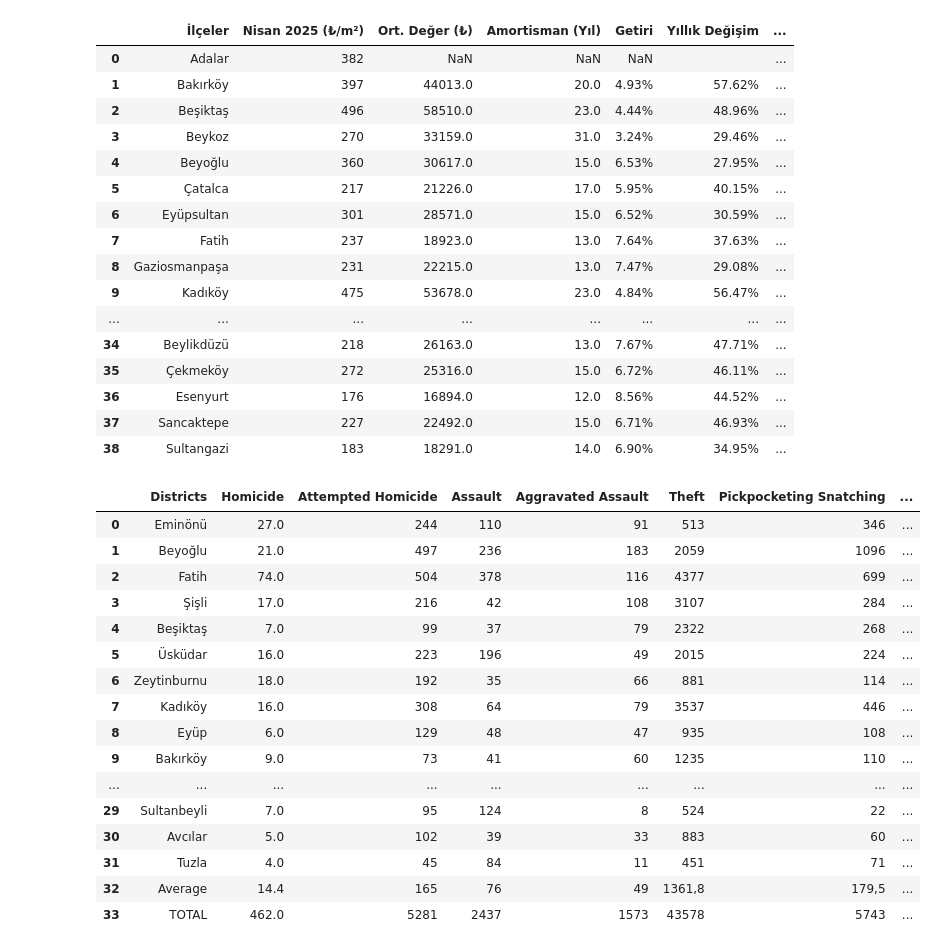
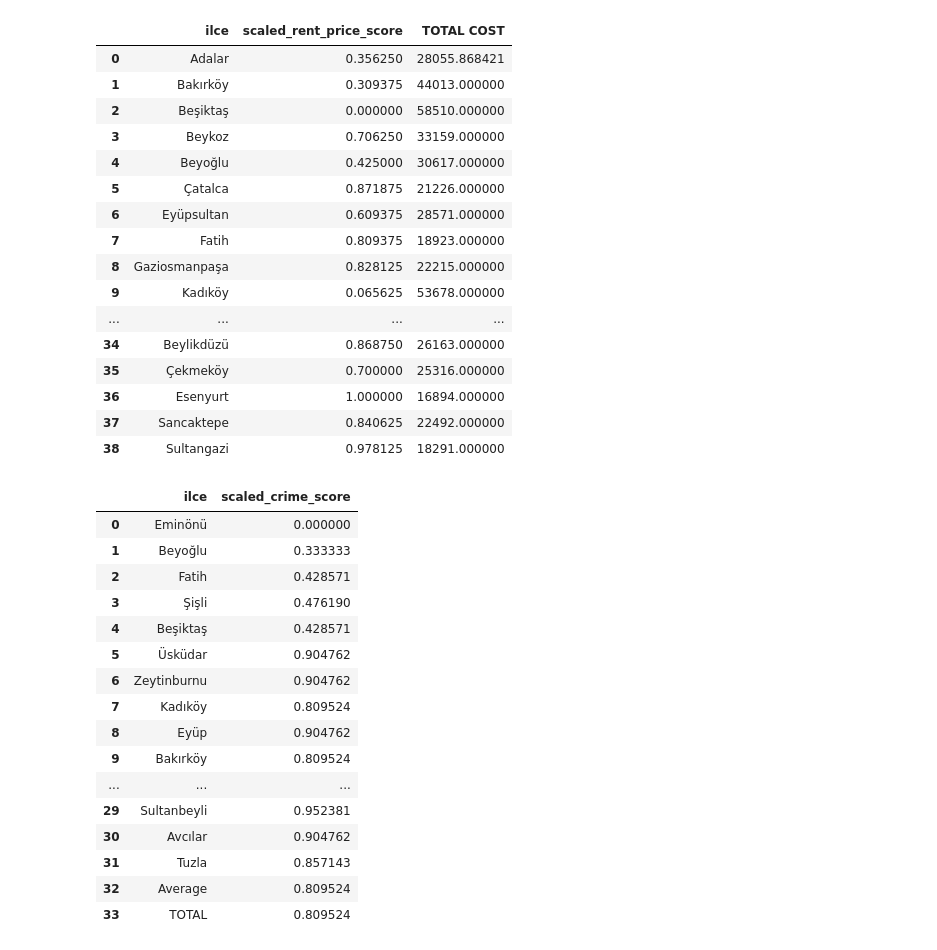
Before and after one commit to efkirmizi/Optimization_Project, a Jupyter notebook: main.ipynb, the cells around one changed output. Saved outputs shown, nothing was run; the diff lists cells and outputs as text; code cells hidden in the pictures.

```diff
--- a/main.ipynb
+++ b/main.ipynb
@@ -79,52 +80,58 @@ rent_price_scaler = MinMaxScaler_Cost(rent_price_df['Nisan 2025 (₺/m²)'])
 
 scaled_rent_price = rent_price_scaler.scale(rent_price_df['Nisan 2025 (₺/m²)'])
 rent_price_df['scaled_rent_price_score'] = scaled_rent_price
+rent_price_df = rent_price_df[['İlçeler', 'scaled_rent_price_score', 'Ort. Değer (₺)']]
+rent_price_df['Ort. Değer (₺)'] = rent_price_df['Ort. Değer (₺)'].fillna(rent_price_df['Ort. Değer (₺)'].mean(axis=0))
+rent_price_df = rent_price_df.rename(columns={'Ort. Değer (₺)': 'TOTAL COST'})
+rent_price_df = rent_price_df.rename(columns={'İlçeler': 'ilce'})
 rent_price_df
 # %% [output]
-|  | İlçeler | Nisan 2025 (₺/m²) | Ort. Değer (₺) | Amortisman (Yıl) | Getiri | Yıllık Değişim | ... |
-| 0 | Adalar | 382 | NaN | NaN | NaN |  | ... |
-| 1 | Bakırköy | 397 | 44013.0 | 20.0 | 4.93% | 57.62% | ... |
-| 2 | Beşiktaş | 496 | 58510.0 | 23.0 | 4.44% | 48.96% | ... |
-| 3 | Beykoz | 270 | 33159.0 | 31.0 | 3.24% | 29.46% | ... |
-| 4 | Beyoğlu | 360 | 30617.0 | 15.0 | 6.53% | 27.95% | ... |
-| 5 | Çatalca | 217 | 21226.0 | 17.0 | 5.95% | 40.15% | ... |
-| 6 | Eyüpsultan | 301 | 28571.0 | 15.0 | 6.52% | 30.59% | ... |
-| 7 | Fatih | 237 | 18923.0 | 13.0 | 7.64% | 37.63% | ... |
-| 8 | Gaziosmanpaşa | 231 | 22215.0 | 13.0 | 7.47% | 29.08% | ... |
-| 9 | Kadıköy | 475 | 53678.0 | 23.0 | 4.84% | 56.47% | ... |
-| ... | ... | ... | ... | ... | ... | ... | ... |
-| 34 | Beylikdüzü | 218 | 26163.0 | 13.0 | 7.67% | 47.71% | ... |
-| 35 | Çekmeköy | 272 | 25316.0 | 15.0 | 6.72% | 46.11% | ... |
-| 36 | Esenyurt | 176 | 16894.0 | 12.0 | 8.56% | 44.52% | ... |
-| 37 | Sancaktepe | 227 | 22492.0 | 15.0 | 6.71% | 46.93% | ... |
-| 38 | Sultangazi | 183 | 18291.0 | 14.0 | 6.90% | 34.95% | ... |
+|  | ilce | scaled_rent_price_score | TOTAL COST |
+| 0 | Adalar | 0.356250 | 28055.868421 |
+| 1 | Bakırköy | 0.309375 | 44013.000000 |
+| 2 | Beşiktaş | 0.000000 | 58510.000000 |
+| 3 | Beykoz | 0.706250 | 33159.000000 |
+| 4 | Beyoğlu | 0.425000 | 30617.000000 |
+| 5 | Çatalca | 0.871875 | 21226.000000 |
+| 6 | Eyüpsultan | 0.609375 | 28571.000000 |
+| 7 | Fatih | 0.809375 | 18923.000000 |
+| 8 | Gaziosmanpaşa | 0.828125 | 22215.000000 |
+| 9 | Kadıköy | 0.065625 | 53678.000000 |
+| ... | ... | ... | ... |
+| 34 | Beylikdüzü | 0.868750 | 26163.000000 |
+| 35 | Çekmeköy | 0.700000 | 25316.000000 |
+| 36 | Esenyurt | 1.000000 | 16894.000000 |
+| 37 | Sancaktepe | 0.840625 | 22492.000000 |
+| 38 | Sultangazi | 0.978125 | 18291.000000 |
 # %%
 crime_df = pd.read_csv(r"data\crime rates.csv")
 crime_df['Crime %00'] = crime_df['Crime %00'].apply(lambda x: x.replace(',', '.')).astype(float)
 
 crime_scaler = MinMaxScaler_Cost(crime_df['Crime %00'])
 
 scaled_crime = crime_scaler.scale(crime_df['Crime %00'])
 crime_df['scaled_crime_score'] = scaled_crime
+crime_df = crime_df[['Districts', 'scaled_crime_score']]
+crime_df = crime_df.rename(columns={'Districts': 'ilce'})
 crime_df
 # %% [output]
-|  | Districts | Homicide | Attempted Homicide | Assault | Aggravated Assault | Theft | Pickpocketing Snatching | ... |
-| 0 | Eminönü | 27.0 | 244 | 110 | 91 | 513 | 346 | ... |
-| 1 | Beyoğlu | 21.0 | 497 | 236 | 183 | 2059 | 1096 | ... |
-| 2 | Fatih | 74.0 | 504 | 378 | 116 | 4377 | 699 | ... |
-| 3 | Şişli | 17.0 | 216 | 42 | 108 | 3107 | 284 | ... |
-| 4 | Beşiktaş | 7.0 | 99 | 37 | 79 | 2322 | 268 | ... |
-| 5 | Üsküdar | 16.0 | 223 | 196 | 49 | 2015 | 224 | ... |
-| 6 | Zeytinburnu | 18.0 | 192 | 35 | 66 | 881 | 114 | ... |
-| 7 | Kadıköy | 16.0 | 308 | 64 | 79 | 3537 | 446 | ... |
-| 8 | Eyüp | 6.0 | 129 | 48 | 47 | 935 | 108 | ... |
-| 9 | Bakırköy | 9.0 | 73 | 41 | 60 | 1235 | 110 | ... |
-| ... | ... | ... | ... | ... | ... | ... | ... | ... |
-| 29 | Sultanbeyli | 7.0 | 95 | 124 | 8 | 524 | 22 | ... |
-| 30 | Avcılar | 5.0 | 102 | 39 | 33 | 883 | 60 | ... |
-| 31 | Tuzla | 4.0 | 45 | 84 | 11 | 451 | 71 | ... |
-| 32 | Average | 14.4 | 165 | 76 | 49 | 1361,8 | 179,5 | ... |
-| 33 | TOTAL | 462.0 | 5281 | 2437 | 1573 | 43578 | 5743 | ... |
+|  | ilce | scaled_crime_score |
+| 0 | Eminönü | 0.000000 |
+| 1 | Beyoğlu | 0.333333 |
+| 2 | Fatih | 0.428571 |
+| 3 | Şişli | 0.476190 |
+| 4 | Beşiktaş | 0.428571 |
+| 5 | Üsküdar | 0.904762 |
+| 6 | Zeytinburnu | 0.904762 |
+| 7 | Kadıköy | 0.809524 |
+| 8 | Eyüp | 0.904762 |
+| 9 | Bakırköy | 0.809524 |
+| ... | ... | ... |
+| 29 | Sultanbeyli | 0.952381 |
+| 30 | Avcılar | 0.904762 |
+| 31 | Tuzla | 0.857143 |
+| 32 | Average | 0.809524 |
+| 33 | TOTAL | 0.809524 |
 # %%
 population_df = pd.read_csv(r"data\istanbul_ilçe_nufüs.csv")
 
```
Also changed, not shown: parts of 22 cells of this notebook, 4 other files.
